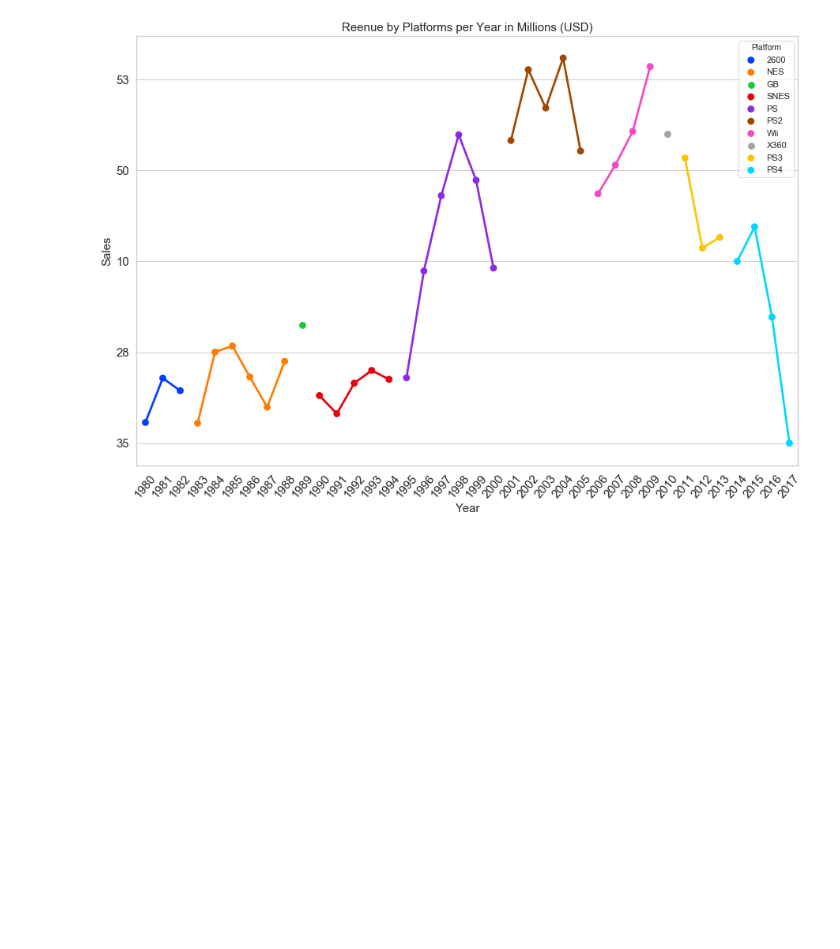
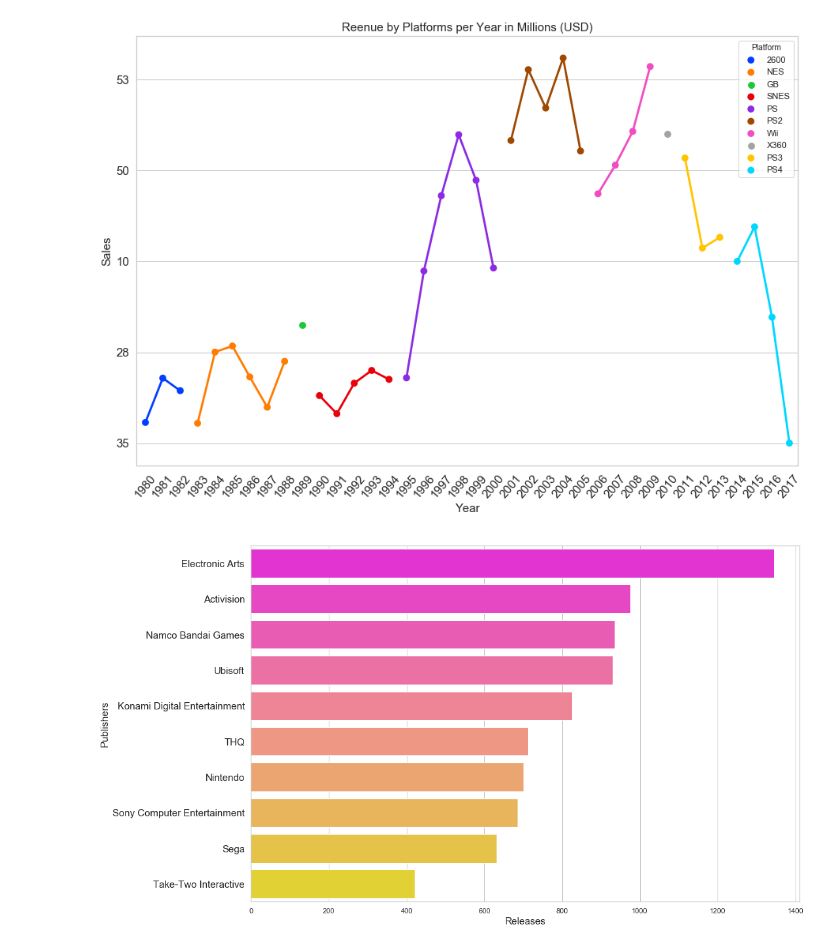
Before and after one commit to KarthikBhaktha/PopularGameGenrePy, a Jupyter notebook: UpdateAnalysis.ipynb, the cells around one changed output. Cells and saved outputs as stored; diff of their text form; code cells hidden in the pictures; blank space fills up the shorter version.

Commit message:
new graph added

```diff
--- a/UpdateAnalysis.ipynb
+++ b/UpdateAnalysis.ipynb
@@ -297,3 +297,19 @@ ax.set_yticklabels(labels=df['Sales'].astype(int), fontsize=15)
 plt.show()
 # %% [output]
 [figure]
+# %%
+data = sales_df.groupby(['Publisher']).count().iloc[:,0]
+data = pd.DataFrame(data.sort_values(ascending=False))[0:10]
+publishers = data.index
+#changing the column name to Release
+data.columns = ['Release']
+
+plt.figure(figsize=(15,10))
+colors = sns.color_palette("spring", len(data))
+ax = sns.barplot(y=publishers, x='Release', data=data, orient='h', palette=colors )
+ax.set_xlabel(xlabel='Releases', fontsize=15)
+ax.set_ylabel(ylabel='Publishers', fontsize=15)
+ax.set_yticklabels(labels=publishers, fontsize=15)
+plt.show()
+# %% [output]
+[figure, added]
```
